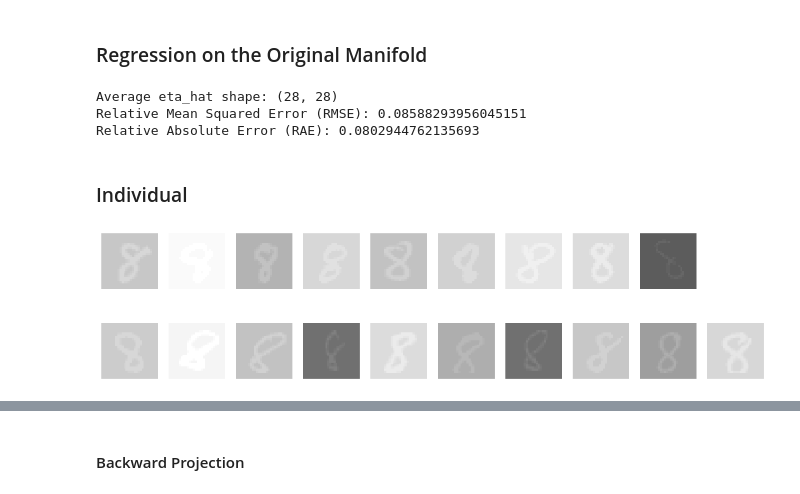
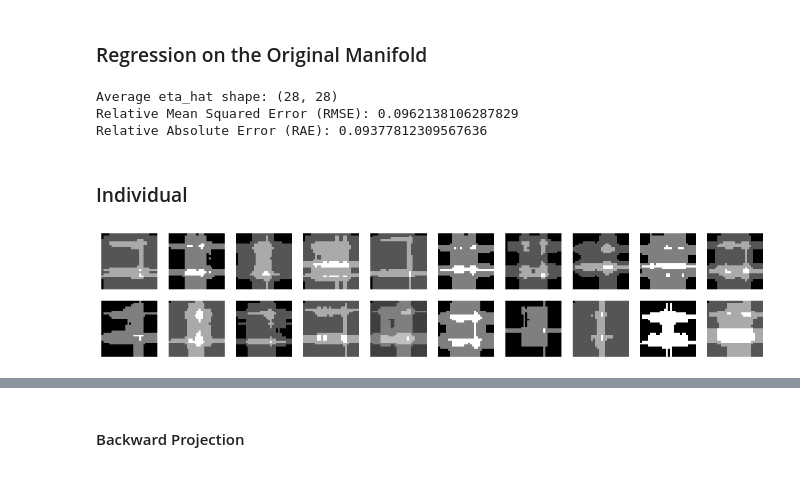
Before and after one commit to sleepymalc/IG-Augmentation, a Jupyter notebook: MBTA.ipynb, the cells around one changed output, grey strips where cells are left out. Saved outputs shown, nothing was run; the diff lists cells and outputs as text; code cells hidden in the pictures.

```diff
--- a/MBTA.ipynb
+++ b/MBTA.ipynb
@@ -98,19 +146,8 @@ for i in range(X.shape[0]):
 # %%
 # Do a linear approximate of the m-flat submanifold: compute the average eta_hat
-eta_hat_list_cp = cp.asarray(eta_hat_list)
 average_eta_hat = cp.mean(eta_hat_list_cp, axis=0)
-average_eta_hat_np = cp.asnumpy(average_eta_hat)
-print("Average eta_hat shape:", average_eta_hat_np.shape)
-
-
-# Compute the average scale of the images
-eps = 1.0e-5
-scaleX_sum = 0
-for i in range(X.shape[0]):
-    xp = cp.get_array_module(X[i])
-    scaleX_sum += xp.sum(X[i] + eps)
-
-avg_scaleX = scaleX_sum / X.shape[0]
+avg_eta_hat = cp.asnumpy(average_eta_hat)
+print("Average eta_hat shape:", avg_eta_hat.shape)
 
 # Compute RMSE (Relative Mean Squared Error)
 rmse = cp.sqrt(cp.mean((eta_hat_list_cp - average_eta_hat) ** 2)) / cp.sqrt(cp.mean(eta_hat_list_cp ** 2))
@@ -124,8 +161,8 @@ print("Relative Mean Squared Error (RMSE):", rmse_np)
 print("Relative Absolute Error (RAE):", rae_np)
 # %% [output]
 Average eta_hat shape: (28, 28)
-Relative Mean Squared Error (RMSE): 0.08588293956045151
-Relative Absolute Error (RAE): 0.0802944762135693
+Relative Mean Squared Error (RMSE): 0.0962138106287829
+Relative Absolute Error (RAE): 0.09377812309567636
 # %% [markdown]
 ### Individual
 # %%
@@ -141,22 +178,21 @@ theta_list = []
 X_recons_list = []
 
 for i in range(X.shape[0]):
-    all_history_kl, scaleX, Q, theta = LD(X[i], order=3, verbose=False, n_iter=100, lr=1e-4, exit_abs=True, eps=0)
+    all_history_kl, scaleX, Q, theta = LD(X[i], order=1, verbose=False, n_iter=100, lr=1e-4, exit_abs=True)
     all_history_kl_list.append(all_history_kl)
     scaleX_list.append(scaleX)
     Q_list.append(Q)
     theta_list.append(theta)
-
     X_recons = (Q * scaleX).astype(np.int32)
     X_recons_list.append(X_recons)
-
-plt.figure(figsize=(16, 4))  # Adjust the figure size as needed
-for i in range(X.shape[0]):
-    plt.subplot(2, 10, i + 1)
-    plt.imshow(X_recons_list[i], cmap='gray', vmin=0, vmax=50)
-    plt.axis('off')  # Hide axes
-
-plt.show()
-# %% [output]
-[figure, removed]
+# %%
+plt.figure(figsize=(16, 3))
+for i in range(X.shape[0]):
+    plt.subplot(2, 10, i + 1)
+    plt.imshow(renormalize_image(X_recons_list[i]), cmap='gray', vmin=0, vmax=255) # [0, 255]
+    plt.axis('off')
+
+plt.show()
+# %% [output]
+[figure, added]
 # %%
```
Also changed, not shown: parts of 11 cells of this notebook.
